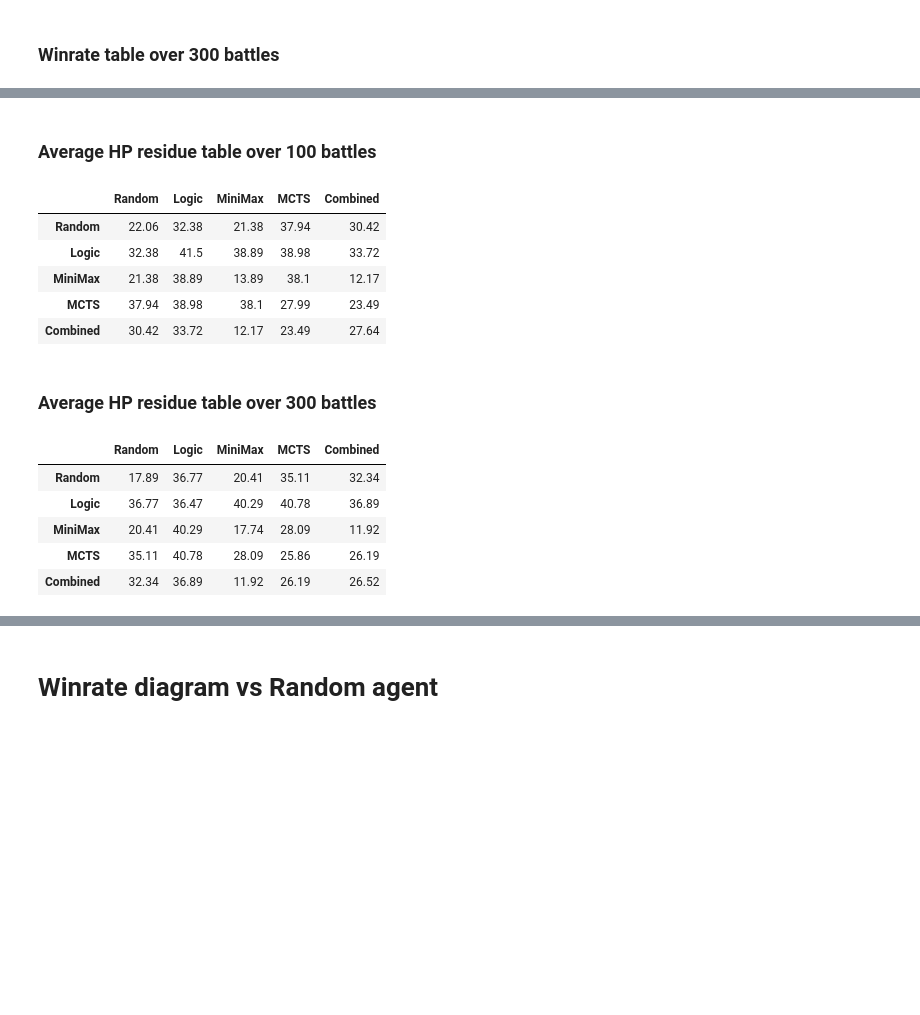
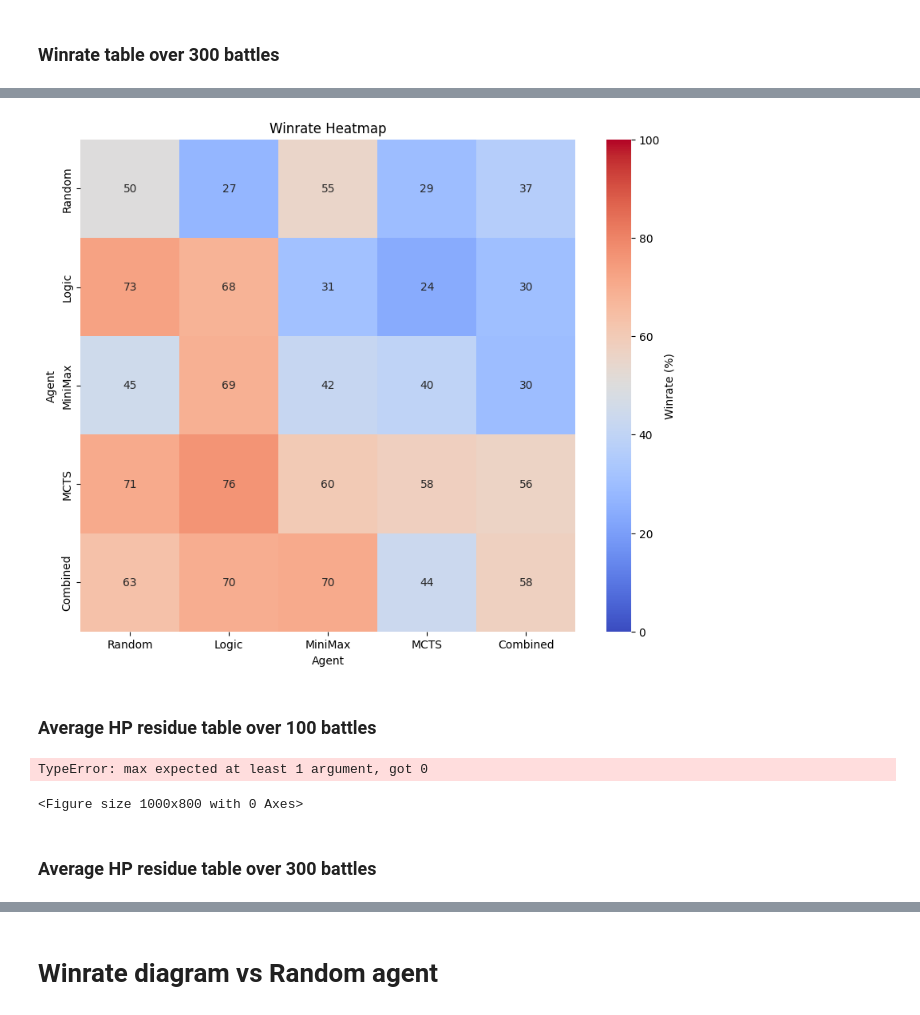
Before and after one commit to Giusgarus/Pokemon-battle-VGC, a Jupyter notebook: Agents/Statistics/generate_plots.ipynb, the cells around one changed output, grey strips where cells are left out. Saved outputs shown, nothing was run; the diff lists cells and outputs as text; code cells hidden in the pictures; blank space fills up the shorter version.

```diff
--- a/Agents/Statistics/generate_plots.ipynb
+++ b/Agents/Statistics/generate_plots.ipynb
@@ -124,22 +101,25 @@ df_winrate_300
+# %%
+df_winrate_300 = df_winrate_300.fillna(0).infer_objects()
+plt.figure(figsize=(10, 8))
+sns.heatmap(df_winrate_300, annot=True, cmap='coolwarm', vmin=0, vmax=100, cbar_kws={'label': 'Winrate (%)'})
+plt.xlabel('Agent')
+plt.ylabel('Agent')
+plt.title('Winrate Heatmap')
+plt.show()
+# %% [output]
+[figure, added]
 # %% [markdown]
 ### Average HP residue table over 100 battles
-# %%
-df_hp_residue_100
-# %% [output]
-|  | Random | Logic | MiniMax | MCTS | Combined |
-| Random | 22.06 | 32.38 | 21.38 | 37.94 | 30.42 |
-| Logic | 32.38 | 41.5 | 38.89 | 38.98 | 33.72 |
-| MiniMax | 21.38 | 38.89 | 13.89 | 38.1 | 12.17 |
-| MCTS | 37.94 | 38.98 | 38.1 | 27.99 | 23.49 |
-| Combined | 30.42 | 33.72 | 12.17 | 23.49 | 27.64 |
+# %%
+df_hp_residue_100 = df_hp_residue_100.fillna(0).infer_objects()
+plt.figure(figsize=(10, 8))
+sns.heatmap(df_hp_residue_100, annot=True, cmap='coolwarm', vmin=0, vmax=df_hp_residue_100.max().max(), cbar_kws={'label': 'Winrate (%)'})
+plt.xlabel('Agent')
+plt.ylabel('Agent')
+plt.title('Winrate Heatmap')
+plt.show()
+# %% [output]
+TypeError: max expected at least 1 argument, got 0
+<Figure size 1000x800 with 0 Axes>
 # %% [markdown]
 ### Average HP residue table over 300 battles
-# %%
-df_hp_residue_300
-# %% [output]
-|  | Random | Logic | MiniMax | MCTS | Combined |
-| Random | 17.89 | 36.77 | 20.41 | 35.11 | 32.34 |
-| Logic | 36.77 | 36.47 | 40.29 | 40.78 | 36.89 |
-| MiniMax | 20.41 | 40.29 | 17.74 | 28.09 | 11.92 |
-| MCTS | 35.11 | 40.78 | 28.09 | 25.86 | 26.19 |
-| Combined | 32.34 | 36.89 | 11.92 | 26.19 | 26.52 |
```
Also changed, not shown: parts of 6 cells of this notebook.
